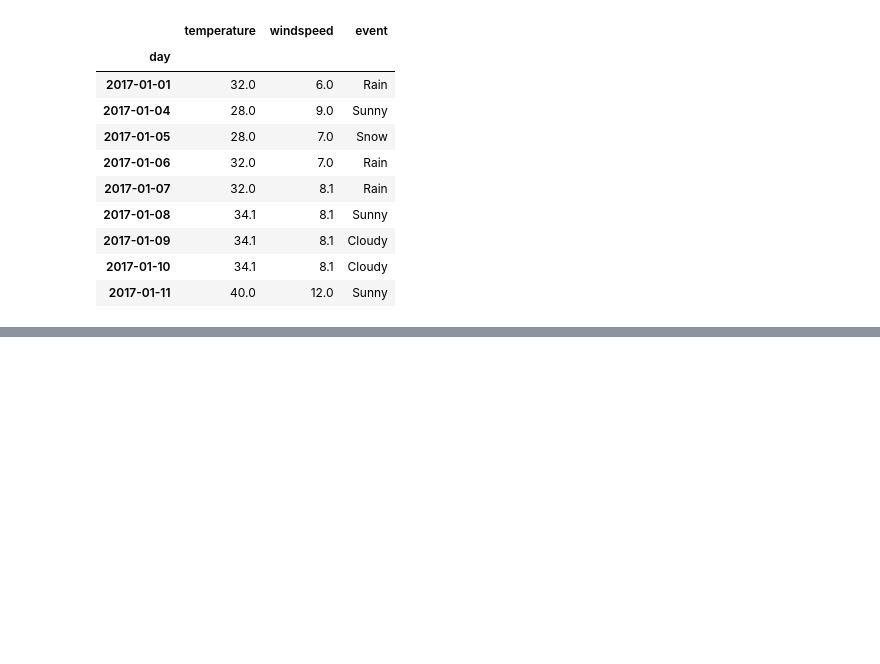
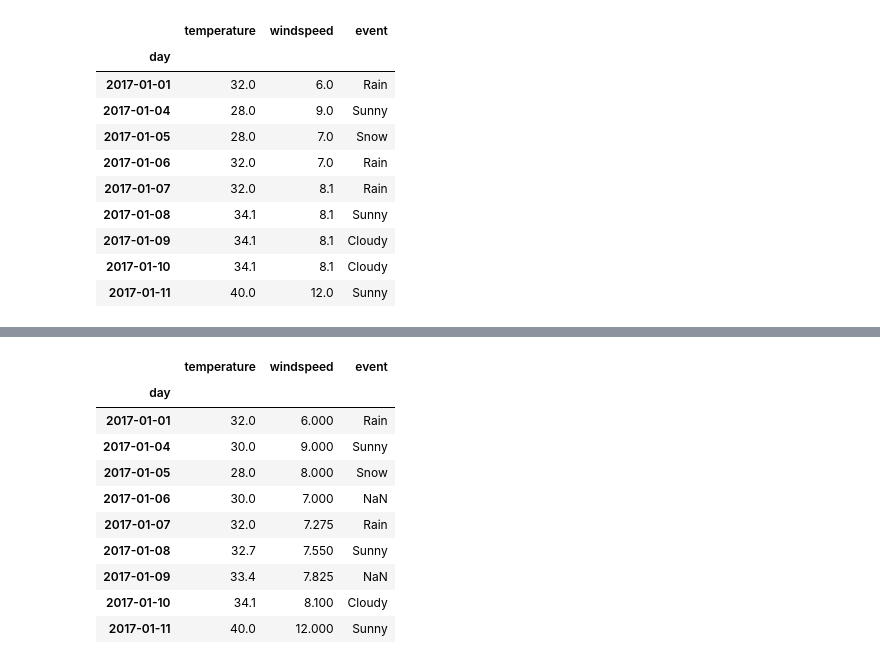
Before and after one commit to predictor450v/python-, a Jupyter notebook: pandas/5_null_values.ipynb, the cells around one changed output, grey strips where cells are left out. Cells and saved outputs as stored; diff of their text form; code cells hidden in the pictures; blank space fills up the shorter version.

```diff
--- a/pandas/5_null_values.ipynb
+++ b/pandas/5_null_values.ipynb
@@ -144,0 +173,14 @@ df.fillna(method='bfill')#backward fill
+# %%
+df.interpolate()
+# %% [output]
+|  | temperature | windspeed | event |
+| day |  |  |  |
+| 2017-01-01 | 32.0 | 6.000 | Rain |
+| 2017-01-04 | 30.0 | 9.000 | Sunny |
+| 2017-01-05 | 28.0 | 8.000 | Snow |
+| 2017-01-06 | 30.0 | 7.000 | NaN |
+| 2017-01-07 | 32.0 | 7.275 | Rain |
+| 2017-01-08 | 32.7 | 7.550 | Sunny |
+| 2017-01-09 | 33.4 | 7.825 | NaN |
+| 2017-01-10 | 34.1 | 8.100 | Cloudy |
+| 2017-01-11 | 40.0 | 12.000 | Sunny |
```
Also changed, not shown: parts of 5 cells of this notebook.
